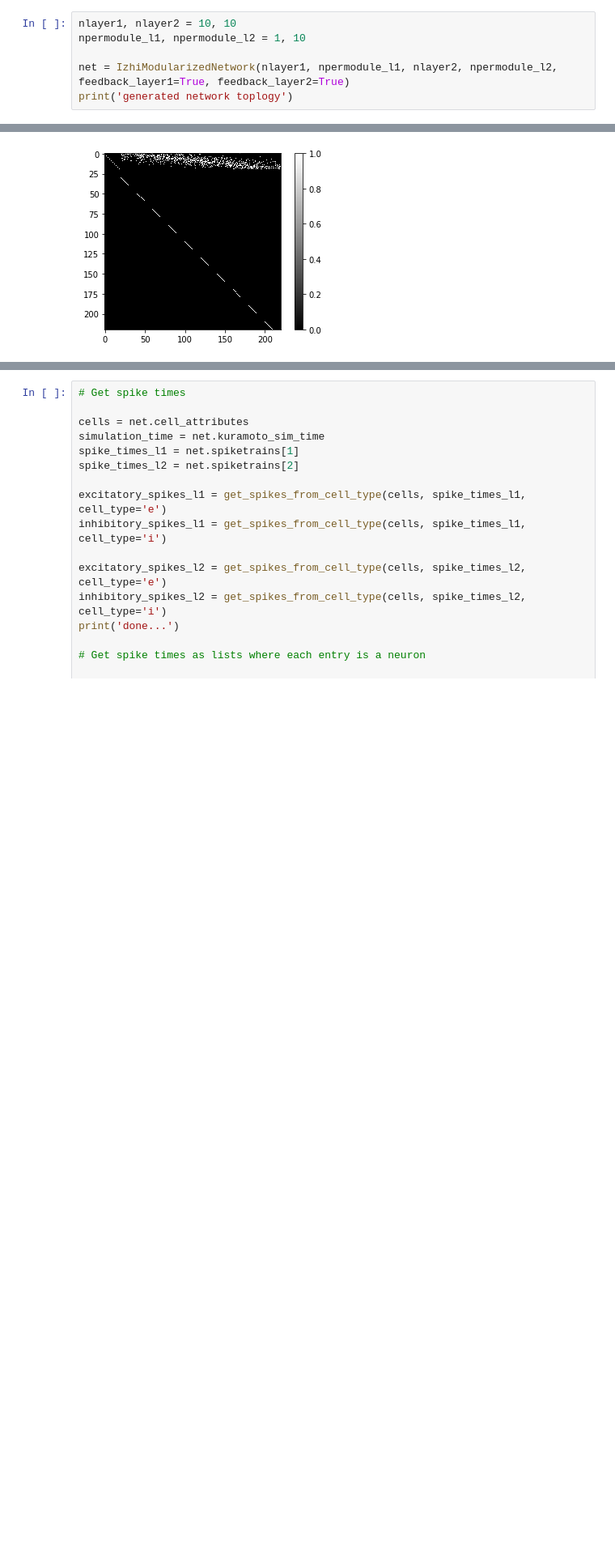
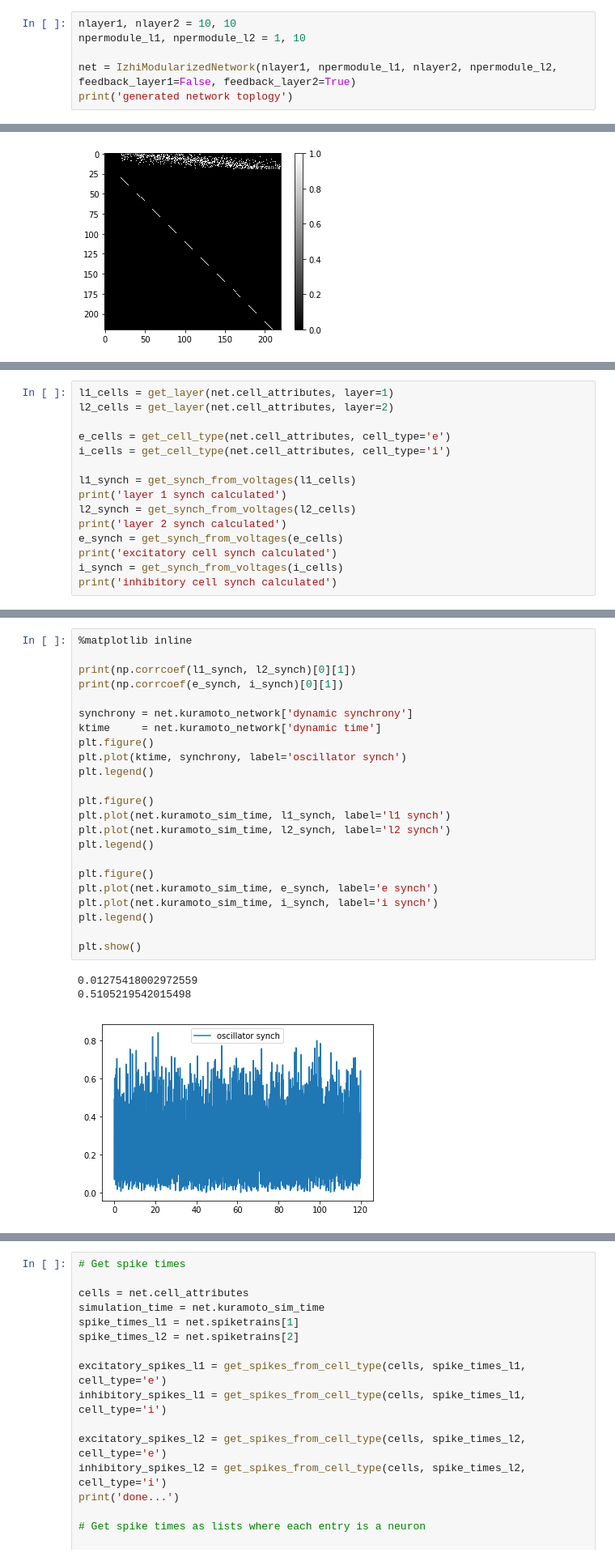
Before and after one commit to dhadjia1/epilepsy_kuramoto, a Jupyter notebook: izhi/main-desynch.ipynb, the cells around one changed output, grey strips where cells are left out. Shown at 81% size. Saved outputs shown, nothing was run; the diff lists cells and outputs as text; blank space fills up the shorter version.

```diff
--- a/izhi/main-desynch.ipynb
+++ b/izhi/main-desynch.ipynb
@@ -24,7 +22,7 @@ The autoreload extension is already loaded. To reload it, use:
 nlayer1, nlayer2 = 10, 10
 npermodule_l1, npermodule_l2 = 1, 10
 
-net = IzhiModularizedNetwork(nlayer1, npermodule_l1, nlayer2, npermodule_l2, feedback_layer1=True, feedback_layer2=True)
+net = IzhiModularizedNetwork(nlayer1, npermodule_l1, nlayer2, npermodule_l2, feedback_layer1=False, feedback_layer2=True)
 print('generated network toplogy')
 # %% [output]
 generated network toplogy
@@ -96,0 +87,15 @@ plt.plot(ktime, synchrony)
+# %%
+l1_cells = get_layer(net.cell_attributes, layer=1)
+l2_cells = get_layer(net.cell_attributes, layer=2)
+
+e_cells = get_cell_type(net.cell_attributes, cell_type='e')
+i_cells = get_cell_type(net.cell_attributes, cell_type='i')
+
+l1_synch = get_synch_from_voltages(l1_cells)
+print('layer 1 synch calculated')
+l2_synch = get_synch_from_voltages(l2_cells)
+print('layer 2 synch calculated')
+e_synch = get_synch_from_voltages(e_cells)
+print('excitatory cell synch calculated')
+i_synch = get_synch_from_voltages(i_cells)
+print('inhibitory cell synch calculated')
@@ -96,0 +107,27 @@ plt.plot(ktime, synchrony)
+# %%
+%matplotlib inline
+
+print(np.corrcoef(l1_synch, l2_synch)[0][1])
+print(np.corrcoef(e_synch, i_synch)[0][1])
+
+synchrony = net.kuramoto_network['dynamic synchrony']
+ktime     = net.kuramoto_network['dynamic time']
+plt.figure()
+plt.plot(ktime, synchrony, label='oscillator synch')
+plt.legend()
+
+plt.figure()
+plt.plot(net.kuramoto_sim_time, l1_synch, label='l1 synch')
+plt.plot(net.kuramoto_sim_time, l2_synch, label='l2 synch')
+plt.legend()
+
+plt.figure()
+plt.plot(net.kuramoto_sim_time, e_synch, label='e synch')
+plt.plot(net.kuramoto_sim_time, i_synch, label='i synch')
+plt.legend()
+
+plt.show()
+# %% [output]
+0.01275418002972559
+0.5105219542015498
+[figure, added]
```
Also changed, not shown: parts of 6 cells of this notebook, 1 other file.
